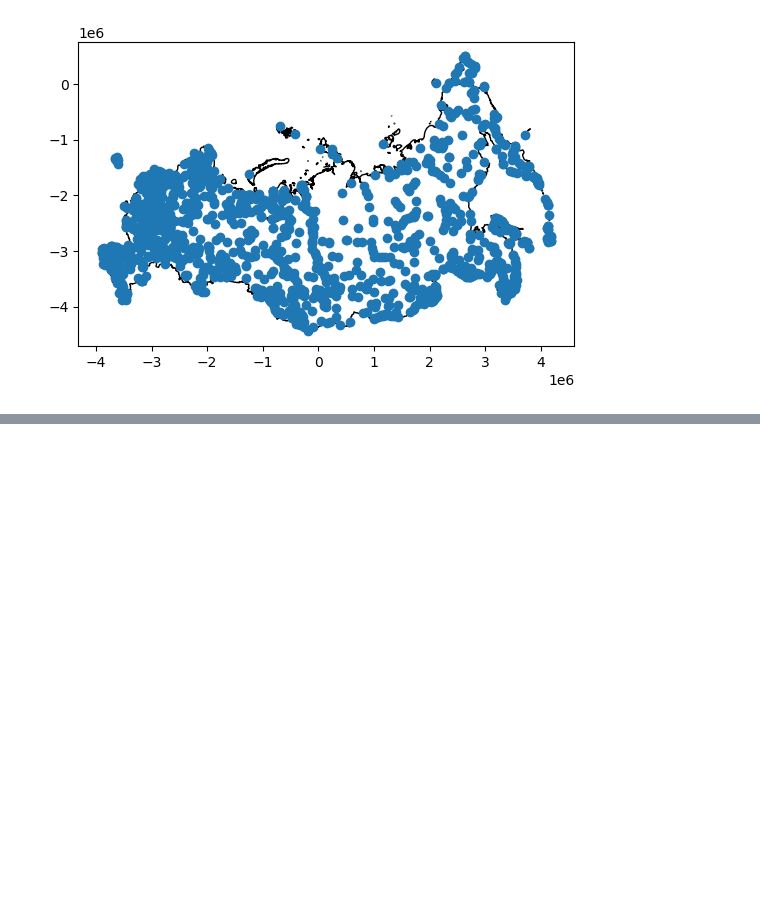
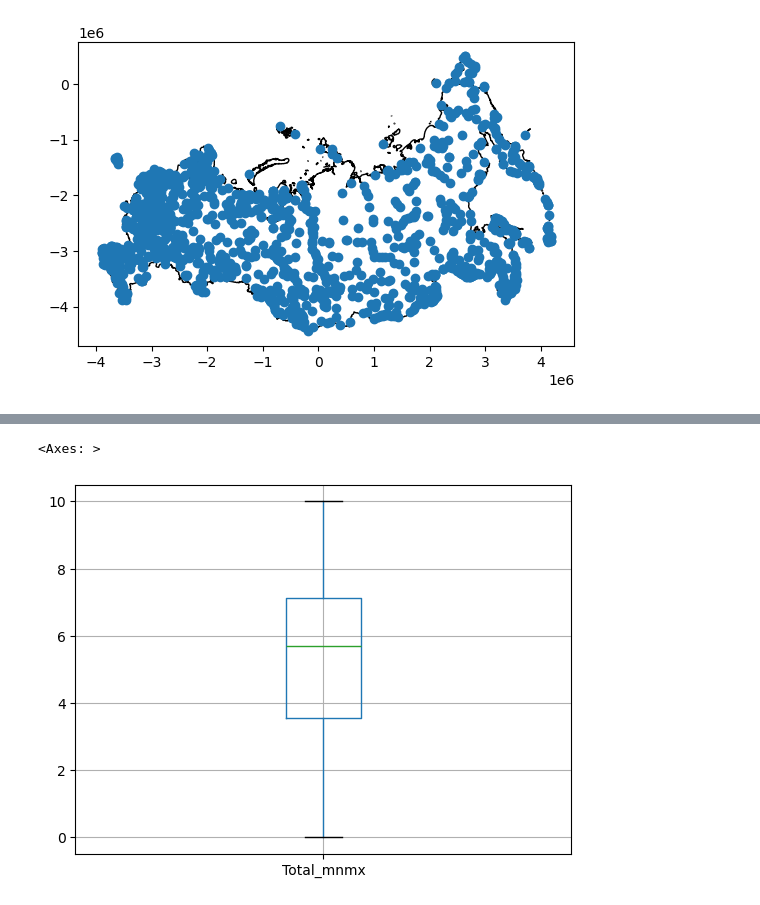
Before and after one commit to HG3-SOC/week2_spatial, a Jupyter notebook: data.ipynb, the cells around one changed output, grey strips where cells are left out. Cells and saved outputs as stored; diff of their text form; code cells hidden in the pictures; blank space fills up the shorter version.

```diff
--- a/data.ipynb
+++ b/data.ipynb
@@ -296,0 +407,4 @@ countries
+# %%
+try2={country: process.extractOne(country,onlyMap)[0] for country in sorted(onlyFragil)
+ if process.extractOne(country,onlyMap)[1]!=60}
+try2
@@ -296,0 +416,7 @@ countries
+# %%
+fragility.Country.replace(try2,inplace=True)
+
+onlyFragil=set(fragility.Country)- set(countries.COUNTRY)
+onlyMap=set(countries.COUNTRY)- set(fragility.Country)
+
+[(country, process.extractOne(country,onlyMap)) for country in sorted(onlyFragil)]
@@ -296,0 +425,7 @@ countries
+# %%
+fragility.Country.replace({'ESWATINI': 'SWAZILAND'},inplace=True)
+
+onlyFragil=set(fragility.Country)- set(countries.COUNTRY)
+onlyMap=set(countries.COUNTRY)- set(fragility.Country)
+
+[(country, process.extractOne(country,onlyMap)) for country in sorted(onlyFragil)]
@@ -296,0 +434,4 @@ countries
+# %%
+theMapAndData=countries.merge(fragility,left_on='COUNTRY', right_on='Country')
+
+theMapAndData.info()
@@ -296,0 +468,5 @@ countries
+# %%
+theMapAndData.boxplot(column=['Total_mnmx'])
+# %% [output]
+<Axes: >
+[figure, added]
```
Also changed, not shown: parts of 35 cells of this notebook, 6 other files.
